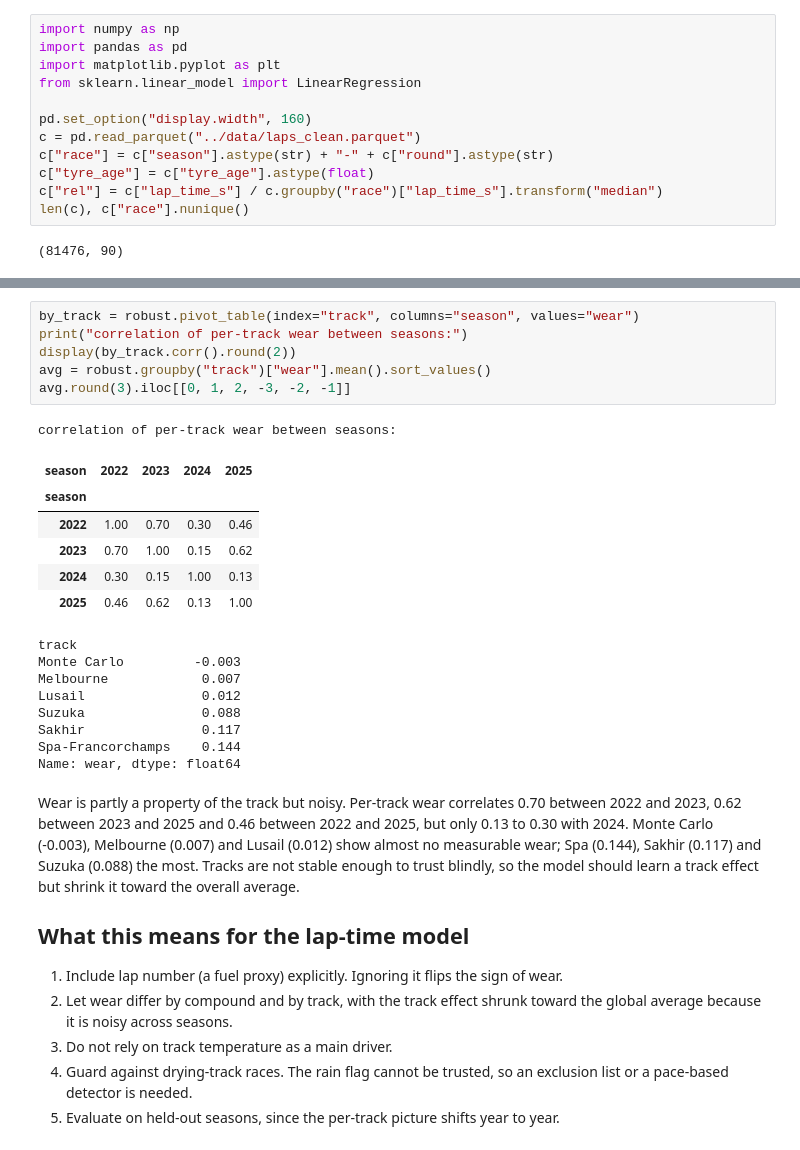
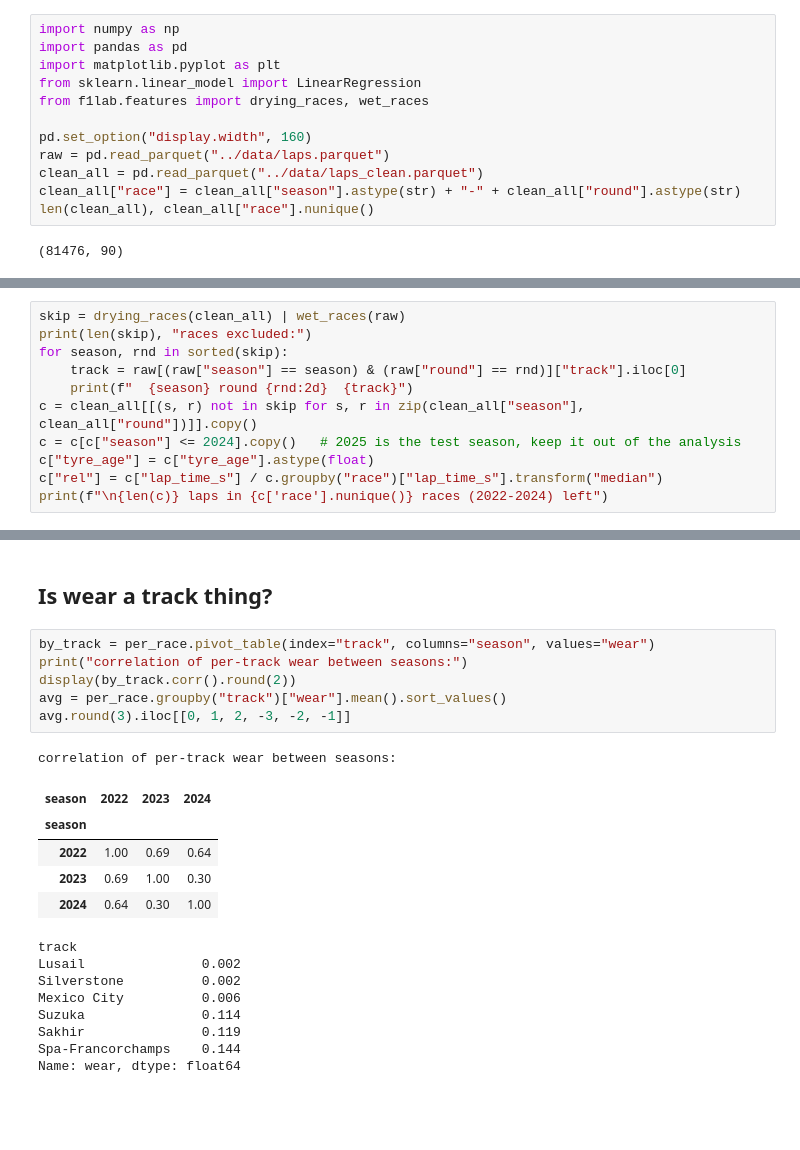
Before and after one commit to Thinkerious/F1LapDataAnalysis, a Jupyter notebook: notebooks/02_tyre_and_fuel.ipynb, the cells around one changed output, grey strips where cells are left out. Saved outputs shown, nothing was run; the diff lists cells and outputs as text; blank space fills up the shorter version.

```diff
--- a/notebooks/02_tyre_and_fuel.ipynb
+++ b/notebooks/02_tyre_and_fuel.ipynb
@@ -7,12 +7,12 @@ import numpy as np
 import pandas as pd
 import matplotlib.pyplot as plt
 from sklearn.linear_model import LinearRegression
+from f1lab.features import drying_races, wet_races
 
 pd.set_option("display.width", 160)
-c = pd.read_parquet("../data/laps_clean.parquet")
-c["race"] = c["season"].astype(str) + "-" + c["round"].astype(str)
-c["tyre_age"] = c["tyre_age"].astype(float)
-c["rel"] = c["lap_time_s"] / c.groupby("race")["lap_time_s"].transform("median")
-len(c), c["race"].nunique()
+raw = pd.read_parquet("../data/laps.parquet")
+clean_all = pd.read_parquet("../data/laps_clean.parquet")
+clean_all["race"] = clean_all["season"].astype(str) + "-" + clean_all["round"].astype(str)
+len(clean_all), clean_all["race"].nunique()
 # %% [output]
 (81476, 90)
@@ -22,0 +44,11 @@ Median lap time (relative to the race median) by tyre age, per compound. Only ag
+# %%
+skip = drying_races(clean_all) | wet_races(raw)
+print(len(skip), "races excluded:")
+for season, rnd in sorted(skip):
+    track = raw[(raw["season"] == season) & (raw["round"] == rnd)]["track"].iloc[0]
+    print(f"  {season} round {rnd:2d}  {track}")
+c = clean_all[[(s, r) not in skip for s, r in zip(clean_all["season"], clean_all["round"])]].copy()
+c = c[c["season"] <= 2024].copy()   # 2025 is the test season, keep it out of the analysis
+c["tyre_age"] = c["tyre_age"].astype(float)
+c["rel"] = c["lap_time_s"] / c.groupby("race")["lap_time_s"].transform("median")
+print(f"\n{len(c)} laps in {c['race'].nunique()} races (2022-2024) left")
@@ -179,38 +177,23 @@ If wear were mostly track-specific, the same track should show similar wear in d
+# %% [markdown]
+## Is wear a track thing?
 # %%
-by_track = robust.pivot_table(index="track", columns="season", values="wear")
+by_track = per_race.pivot_table(index="track", columns="season", values="wear")
 print("correlation of per-track wear between seasons:")
 display(by_track.corr().round(2))
-avg = robust.groupby("track")["wear"].mean().sort_values()
+avg = per_race.groupby("track")["wear"].mean().sort_values()
 avg.round(3).iloc[[0, 1, 2, -3, -2, -1]]
 # %% [output]
 correlation of per-track wear between seasons:
-| season | 2022 | 2023 | 2024 | 2025 |
-| season |  |  |  |  |
-| 2022 | 1.00 | 0.70 | 0.30 | 0.46 |
-| 2023 | 0.70 | 1.00 | 0.15 | 0.62 |
-| 2024 | 0.30 | 0.15 | 1.00 | 0.13 |
-| 2025 | 0.46 | 0.62 | 0.13 | 1.00 |
+| season | 2022 | 2023 | 2024 |
+| season |  |  |  |
+| 2022 | 1.00 | 0.69 | 0.64 |
+| 2023 | 0.69 | 1.00 | 0.30 |
+| 2024 | 0.64 | 0.30 | 1.00 |
 track
-Monte Carlo         -0.003
-Melbourne            0.007
-Lusail               0.012
-Suzuka               0.088
-Sakhir               0.117
+Lusail               0.002
+Silverstone          0.002
+Mexico City          0.006
+Suzuka               0.114
+Sakhir               0.119
 Spa-Francorchamps    0.144
 Name: wear, dtype: float64
-# %% [markdown]
-Wear is partly a property of the track but noisy. Per-track wear correlates 0.70
-between 2022 and 2023, 0.62 between 2023 and 2025 and 0.46 between 2022 and 2025,
-but only 0.13 to 0.30 with 2024. Monte Carlo (-0.003), Melbourne (0.007) and Lusail
-(0.012) show almost no measurable wear; Spa (0.144), Sakhir (0.117) and Suzuka
-(0.088) the most. Tracks are not stable enough to trust blindly, so the model should
-learn a track effect but shrink it toward the overall average.
-
-## What this means for the lap-time model
-1. Include lap number (a fuel proxy) explicitly. Ignoring it flips the sign of wear.
-2. Let wear differ by compound and by track, with the track effect shrunk toward the
-   global average because it is noisy across seasons.
-3. Do not rely on track temperature as a main driver.
-4. Guard against drying-track races. The rain flag cannot be trusted, so an
-   exclusion list or a pace-based detector is needed.
-5. Evaluate on held-out seasons, since the per-track picture shifts year to year.
```
Also changed, not shown: parts of 29 cells of this notebook.
